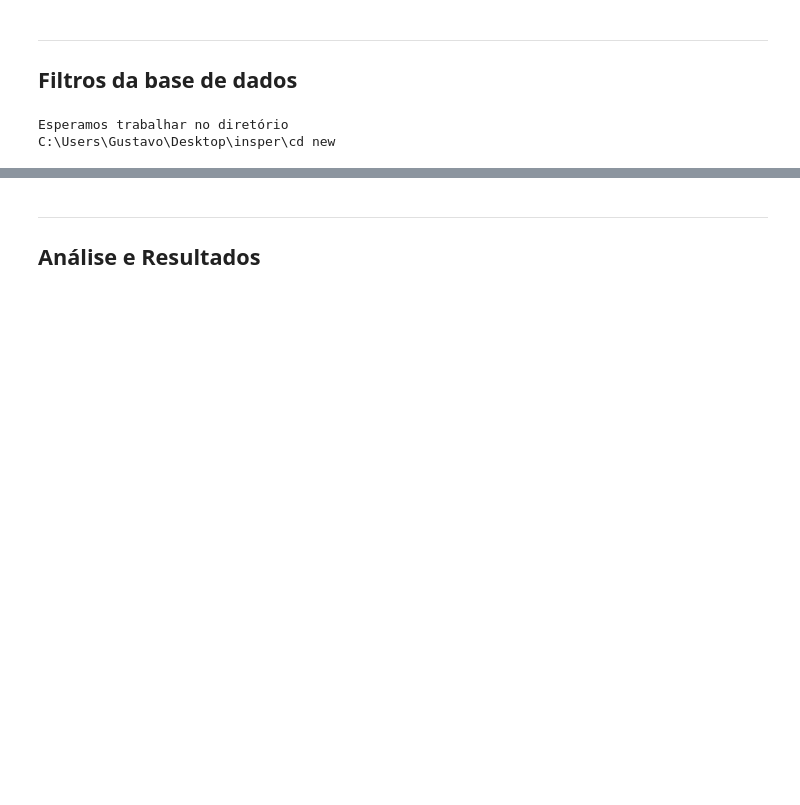
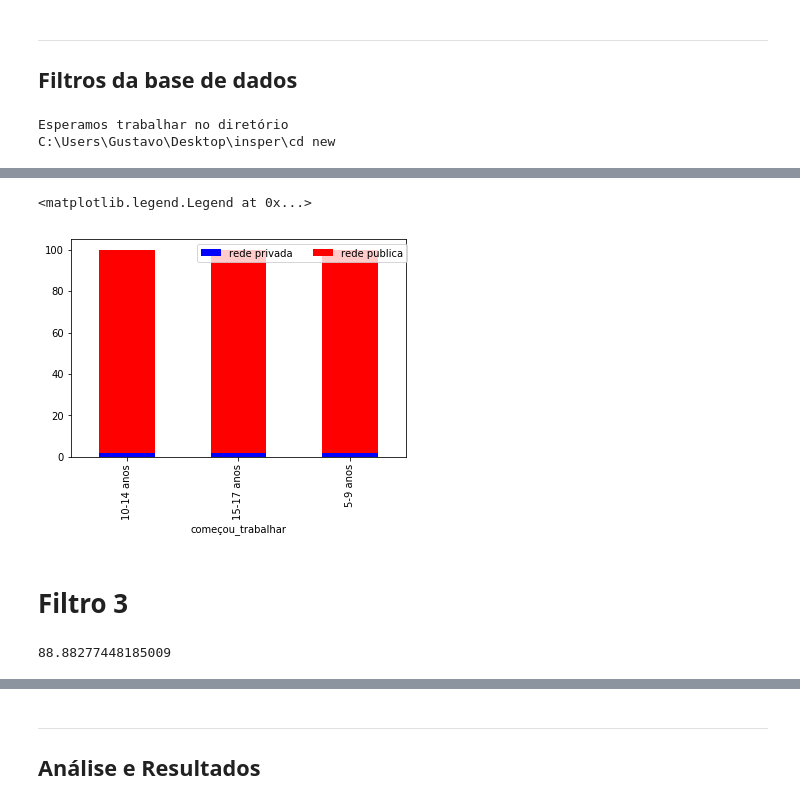
Before and after one commit to gubenites/CD-DP, a Jupyter notebook: Projeto1 Layout.ipynb, the cells around one changed output, grey strips where cells are left out. Cells and saved outputs as stored; diff of their text form; code cells hidden in the pictures; blank space fills up the shorter version.

```diff
--- a/Projeto1 Layout.ipynb
+++ b/Projeto1 Layout.ipynb
@@ -91,0 +94,11 @@ dr
+# %%
+infoM = infoM[(infoM.rede_de_ensino==2) | (infoM.rede_de_ensino==4)]
+
+def rede(linha):
+    if linha==2:
+        return 'rede publica'
+    if linha==4:
+        return 'rede privada'
+infoM.rede_de_ensino=infoM.rede_de_ensino.apply(rede)
+
+#infoM.rede_de_ensino.dropna()
@@ -91,0 +109,21 @@ dr
+# %%
+dr = pd.crosstab([infoM.começou_trabalhar],[infoM.rede_de_ensino],normalize = "index")*100
+dr
+
+
+dr.plot(kind = 'bar',stacked = True, color = ('blue','red'))
+plt.legend(loc='upper center', bbox_to_anchor=(0.69, 1.00), ncol=3,fancybox=True, shadow=False)
+# %% [output]
+<matplotlib.legend.Legend at 0x...>
+[figure, added]
+# %% [markdown]
+# Filtro 3
+# %%
+infoM = infoM[infoM.renda<=6500]
+x = infoM.renda
+
+media = 3933/1958**(1/2)
+print(media)
+faixa=np.arange(0,3933.0,89)
+# %% [output]
+88.88277448185009
```
Also changed, not shown: parts of 26 cells of this notebook.
